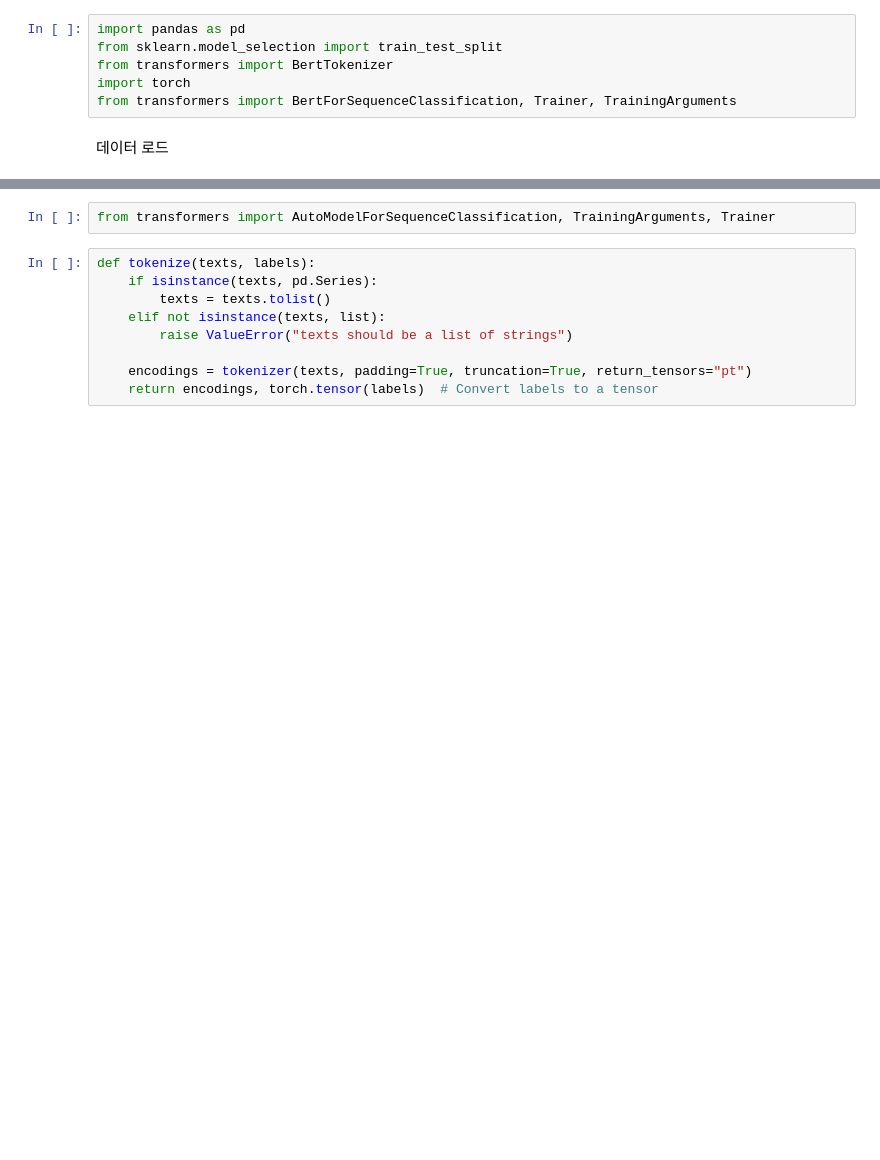
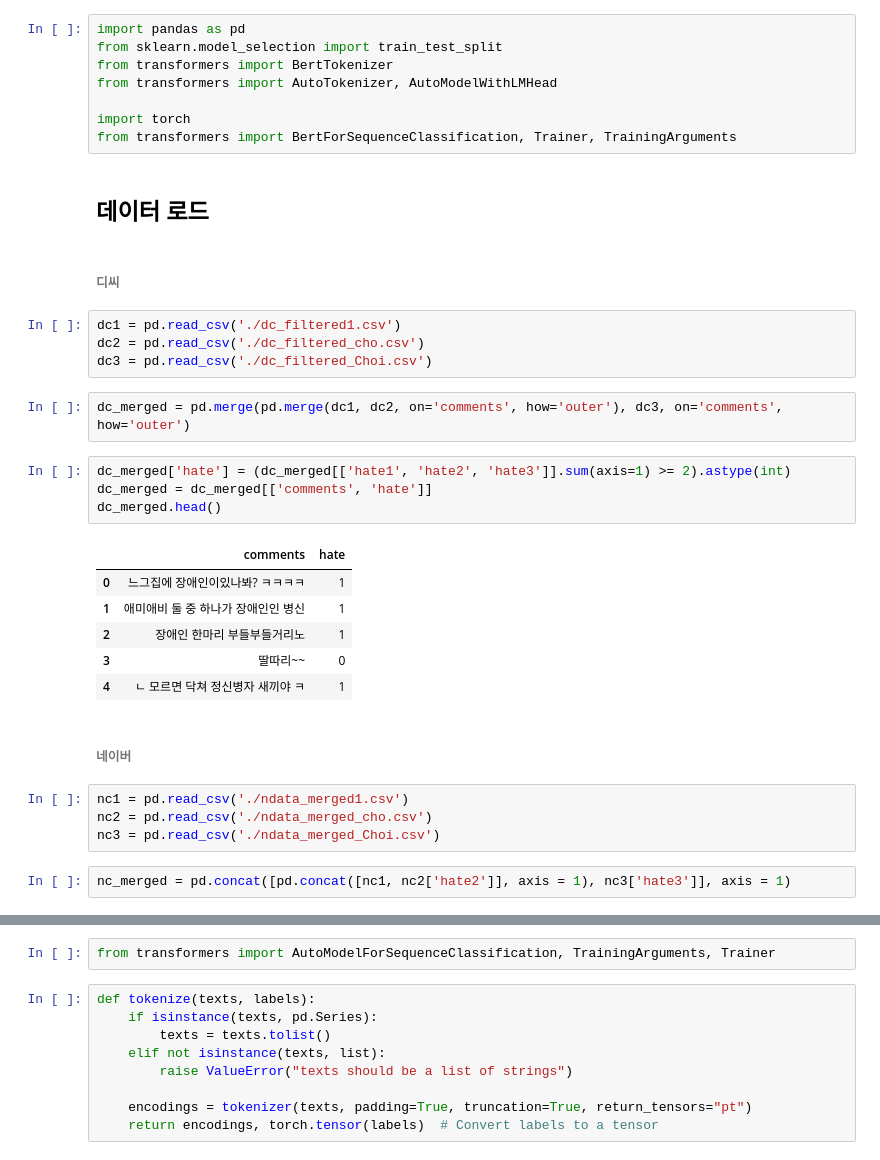
Before and after one commit to neinlee/Abelism-Miner_underline, a Jupyter notebook: ableism-miner_model.ipynb, the cells around one changed output, grey strips where cells are left out. Drawn from its saved outputs; the diff is of its cells as text; blank space fills up the shorter version.

```diff
--- a/ableism-miner_model.ipynb
+++ b/ableism-miner_model.ipynb
@@ -2,7 +2,36 @@
 import pandas as pd
 from sklearn.model_selection import train_test_split
 from transformers import BertTokenizer
+from transformers import AutoTokenizer, AutoModelWithLMHead
+
 import torch
 from transformers import BertForSequenceClassification, Trainer, TrainingArguments
 # %% [markdown]
-데이터 로드
+## 데이터 로드
+# %% [markdown]
+###### 디씨
+# %%
+dc1 = pd.read_csv('./dc_filtered1.csv')
+dc2 = pd.read_csv('./dc_filtered_cho.csv')
+dc3 = pd.read_csv('./dc_filtered_Choi.csv')
+# %%
+dc_merged = pd.merge(pd.merge(dc1, dc2, on='comments', how='outer'), dc3, on='comments', how='outer')
+# %%
+dc_merged['hate'] = (dc_merged[['hate1', 'hate2', 'hate3']].sum(axis=1) >= 2).astype(int)
+dc_merged = dc_merged[['comments', 'hate']]
+dc_merged.head()
+# %% [output]
+|  | comments | hate |
+| 0 | 느그집에 장애인이있나봐? ㅋㅋㅋㅋ | 1 |
+| 1 | 애미애비 둘 중 하나가 장애인인 병신 | 1 |
+| 2 | 장애인 한마리 부들부들거리노 | 1 |
+| 3 | 딸따리~~ | 0 |
+| 4 | ㄴ 모르면 닥쳐 정신병자 새끼야 ㅋ | 1 |
+# %% [markdown]
+###### 네이버
+# %%
+nc1 = pd.read_csv('./ndata_merged1.csv')
+nc2 = pd.read_csv('./ndata_merged_cho.csv')
+nc3 = pd.read_csv('./ndata_merged_Choi.csv')
+# %%
+nc_merged = pd.concat([pd.concat([nc1, nc2['hate2']], axis = 1), nc3['hate3']], axis = 1)
```
Also changed, not shown: parts of 44 cells of this notebook.
